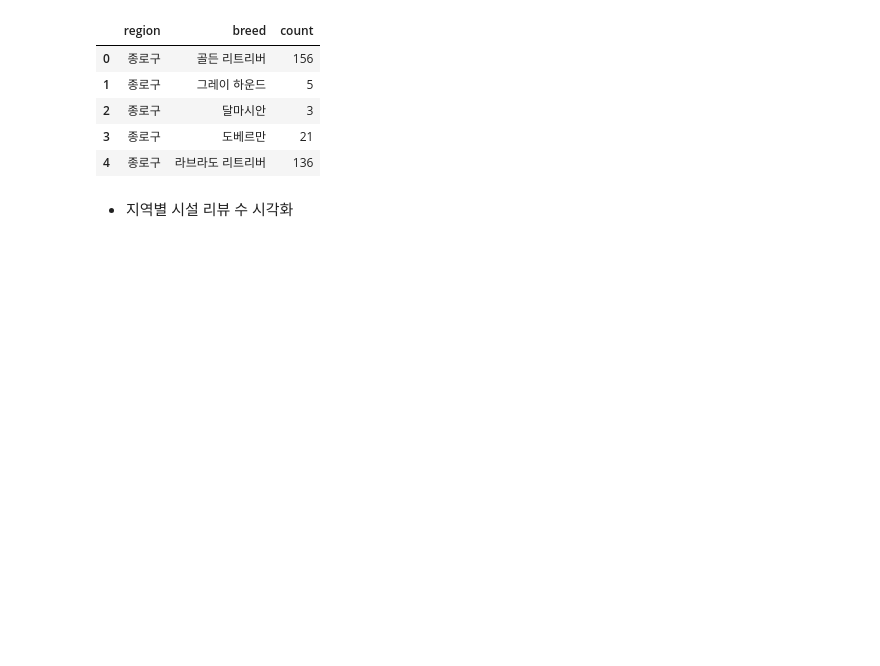
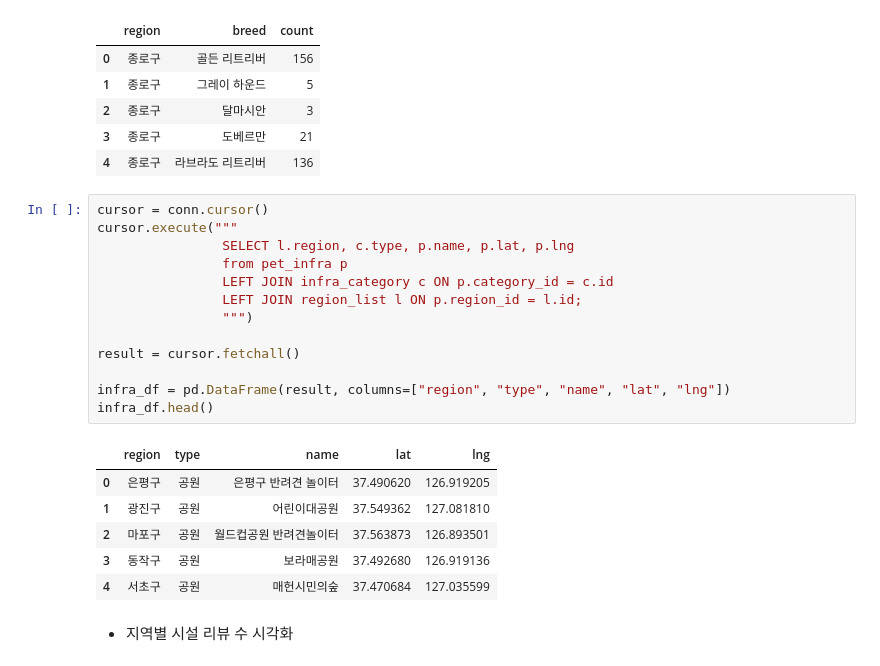
Before and after one commit to addinedu-ros-8th/eda-repo-5, a Jupyter notebook: src/petInfraAnalysis.ipynb, the cells around one changed output. Drawn from its saved outputs; the diff is of its cells as text; blank space fills up the shorter version.

```diff
--- a/src/petInfraAnalysis.ipynb
+++ b/src/petInfraAnalysis.ipynb
@@ -66,6 +68,26 @@ regist_df.head()
 | 2 | 종로구 | 달마시안 | 3 |
 | 3 | 종로구 | 도베르만 | 21 |
 | 4 | 종로구 | 라브라도 리트리버 | 136 |
+# %%
+cursor = conn.cursor()
+cursor.execute("""
+                SELECT l.region, c.type, p.name, p.lat, p.lng
+                from pet_infra p
+                LEFT JOIN infra_category c ON p.category_id = c.id
+                LEFT JOIN region_list l ON p.region_id = l.id;
+                """)
+
+result = cursor.fetchall()
+
+infra_df = pd.DataFrame(result, columns=["region", "type", "name", "lat", "lng"])
+infra_df.head()
+# %% [output]
+|  | region | type | name | lat | lng |
+| 0 | 은평구 | 공원 | 은평구 반려견 놀이터 | 37.490620 | 126.919205 |
+| 1 | 광진구 | 공원 | 어린이대공원 | 37.549362 | 127.081810 |
+| 2 | 마포구 | 공원 | 월드컵공원 반려견놀이터 | 37.563873 | 126.893501 |
+| 3 | 동작구 | 공원 | 보라매공원 | 37.492680 | 126.919136 |
+| 4 | 서초구 | 공원 | 매헌시민의숲 | 37.470684 | 127.035599 |
 # %% [markdown]
 - 지역별 시설 리뷰 수 시각화
 # %%
```
Also changed, not shown: parts of 15 cells of this notebook, 1 other file.
